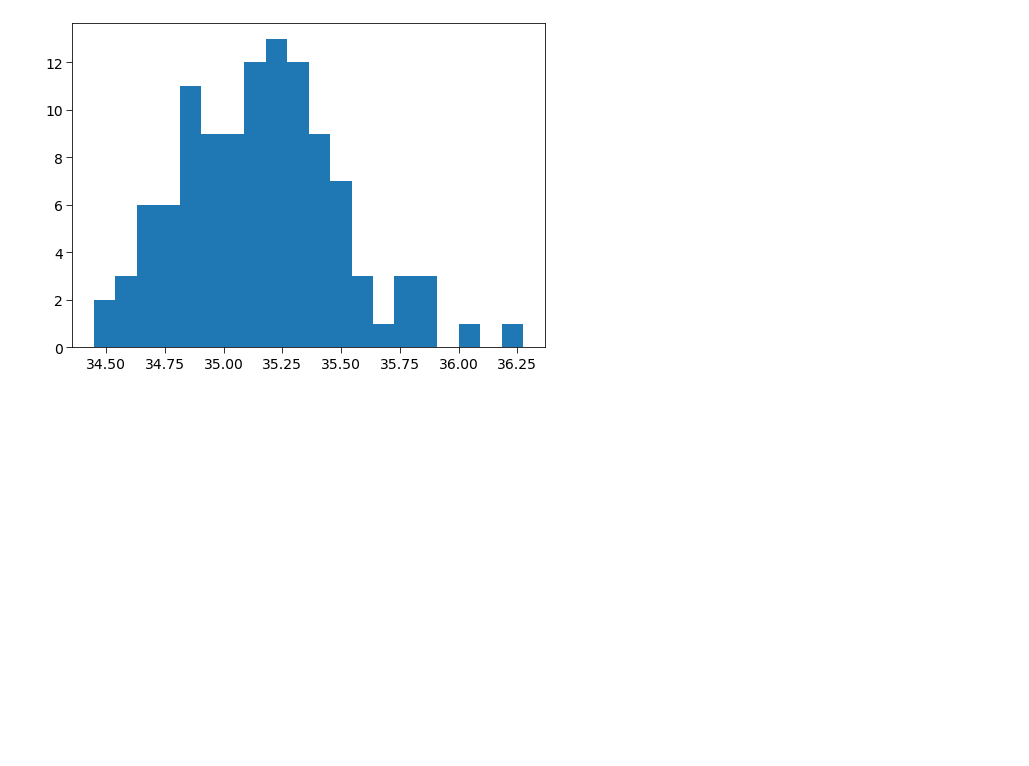
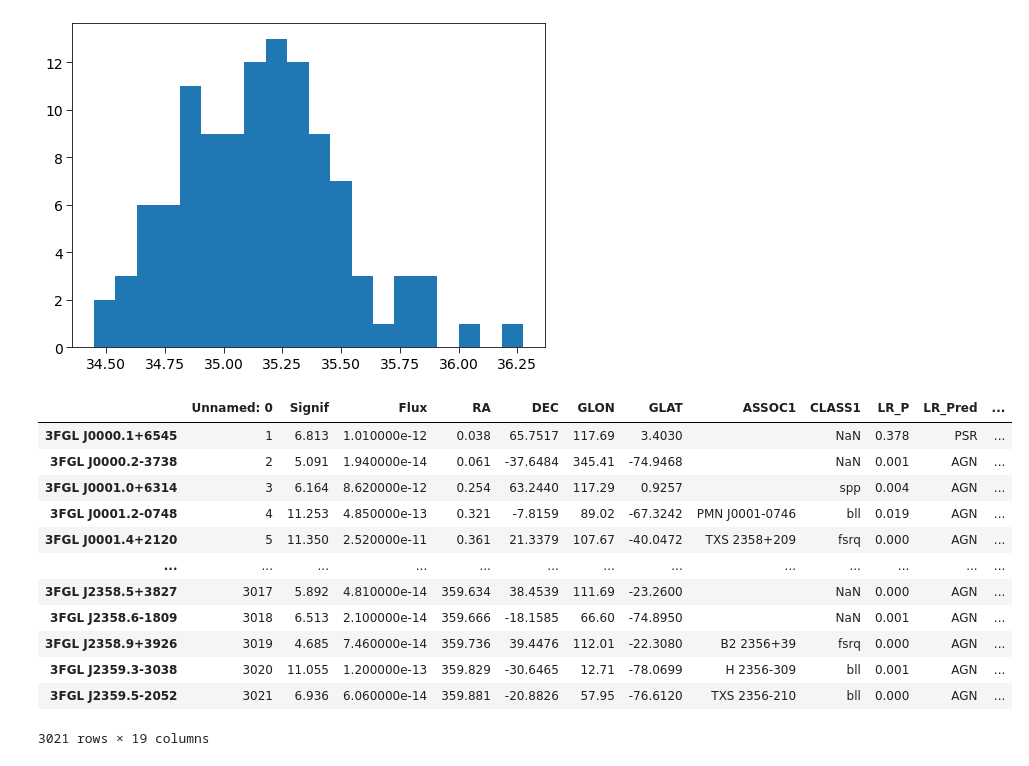
Before and after one commit to aakashbhat/Fermi-LAT, a Jupyter notebook: py_dima/acccuracy_vs_glat.ipynb, the cells around one changed output. Saved outputs shown, nothing was run; the diff lists cells and outputs as text; code cells hidden in the pictures; blank space fills up the shorter version.

```diff
--- a/py_dima/acccuracy_vs_glat.ipynb
+++ b/py_dima/acccuracy_vs_glat.ipynb
@@ -676,3 +678,19 @@ pyplot.hist(np.log10(Elums), bins=20)
         36.27553591]),
  <a list of 20 Patch objects>)
 [figure]
+# %%
+pcat_SP
+# %% [output]
+|  | Unnamed: 0 | Signif | Flux | RA | DEC | GLON | GLAT | ASSOC1 | CLASS1 | LR_P | LR_Pred | ... |
+| 3FGL J0000.1+6545 | 1 | 6.813 | 1.010000e-12 | 0.038 | 65.7517 | 117.69 | 3.4030 |  | NaN | 0.378 | PSR | ... |
+| 3FGL J0000.2-3738 | 2 | 5.091 | 1.940000e-14 | 0.061 | -37.6484 | 345.41 | -74.9468 |  | NaN | 0.001 | AGN | ... |
+| 3FGL J0001.0+6314 | 3 | 6.164 | 8.620000e-12 | 0.254 | 63.2440 | 117.29 | 0.9257 |  | spp | 0.004 | AGN | ... |
+| 3FGL J0001.2-0748 | 4 | 11.253 | 4.850000e-13 | 0.321 | -7.8159 | 89.02 | -67.3242 | PMN J0001-0746 | bll | 0.019 | AGN | ... |
+| 3FGL J0001.4+2120 | 5 | 11.350 | 2.520000e-11 | 0.361 | 21.3379 | 107.67 | -40.0472 | TXS 2358+209 | fsrq | 0.000 | AGN | ... |
+| ... | ... | ... | ... | ... | ... | ... | ... | ... | ... | ... | ... | ... |
+| 3FGL J2358.5+3827 | 3017 | 5.892 | 4.810000e-14 | 359.634 | 38.4539 | 111.69 | -23.2600 |  | NaN | 0.000 | AGN | ... |
+| 3FGL J2358.6-1809 | 3018 | 6.513 | 2.100000e-14 | 359.666 | -18.1585 | 66.60 | -74.8950 |  | NaN | 0.001 | AGN | ... |
+| 3FGL J2358.9+3926 | 3019 | 4.685 | 7.460000e-14 | 359.736 | 39.4476 | 112.01 | -22.3080 | B2 2356+39 | fsrq | 0.000 | AGN | ... |
+| 3FGL J2359.3-3038 | 3020 | 11.055 | 1.200000e-13 | 359.829 | -30.6465 | 12.71 | -78.0699 | H 2356-309 | bll | 0.001 | AGN | ... |
+| 3FGL J2359.5-2052 | 3021 | 6.936 | 6.060000e-14 | 359.881 | -20.8826 | 57.95 | -76.6120 | TXS 2356-210 | bll | 0.000 | AGN | ... |
+3021 rows × 19 columns
```
Also changed, not shown: parts of 6 cells of this notebook, 36 other files.
